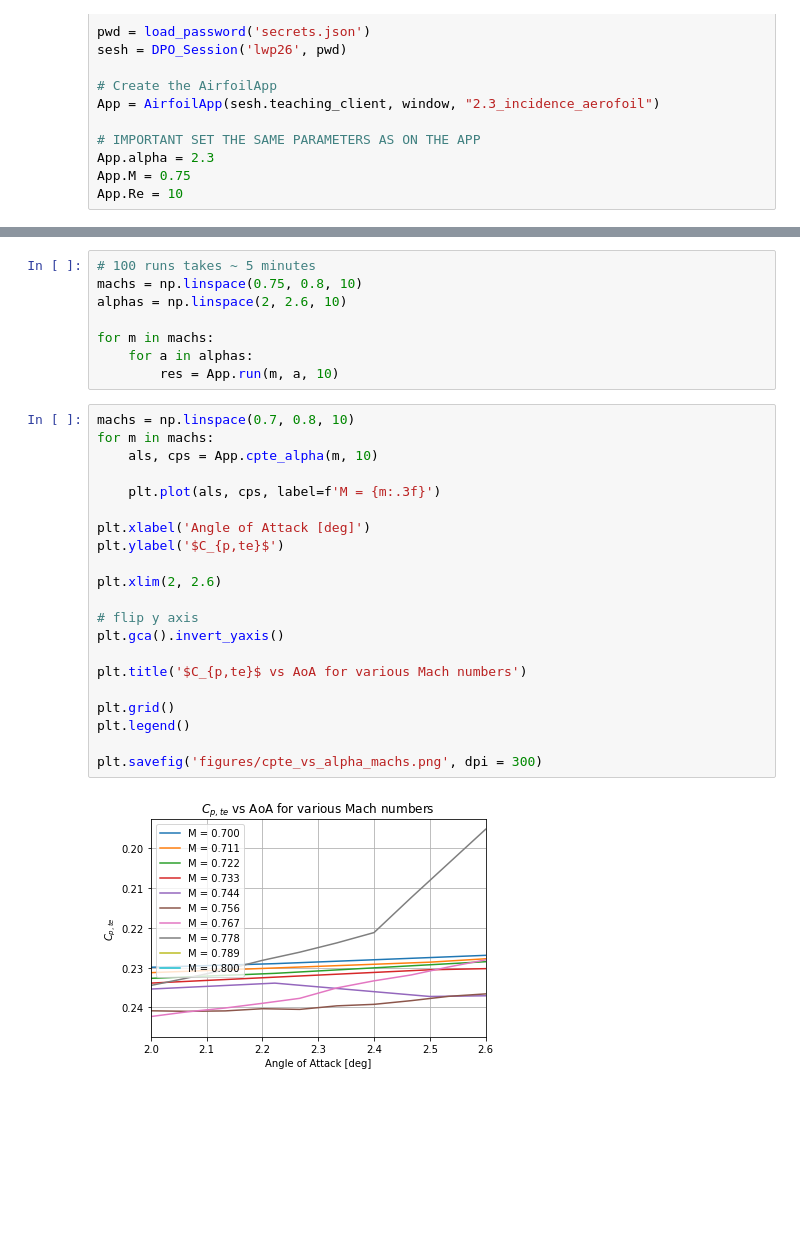
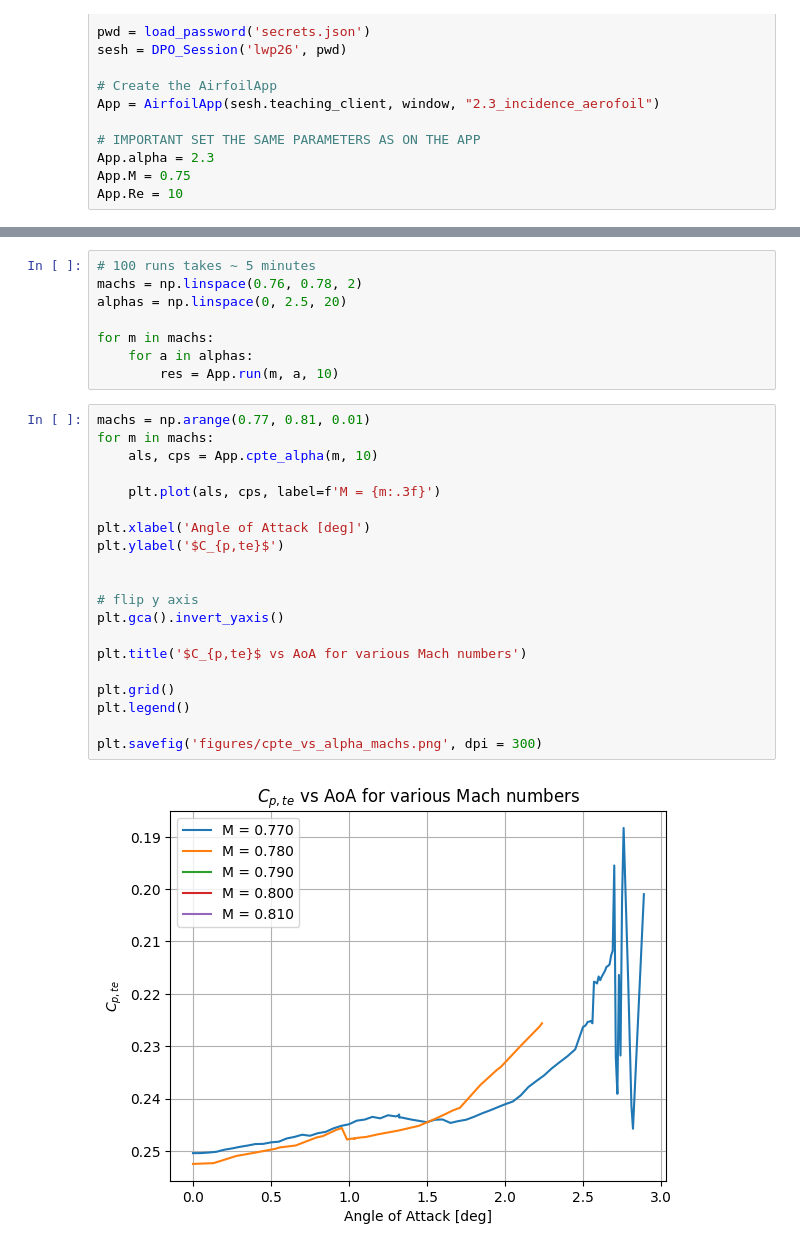
Before and after one commit to lpender3672/MEng-CW, a Jupyter notebook: IIB/4A7/transonic_wing/plot_cpte_vs_alpha.ipynb, the cells around one changed output, grey strips where cells are left out. Cells and saved outputs as stored; diff of their text form; blank space fills up the shorter version.

```diff
--- a/IIB/4A7/transonic_wing/plot_cpte_vs_alpha.ipynb
+++ b/IIB/4A7/transonic_wing/plot_cpte_vs_alpha.ipynb
@@ -109,34 +109,33 @@ PyGetWindowException: Error code from Windows: 0 - The operation completed succe
 # %%
 # 100 runs takes ~ 5 minutes
-machs = np.linspace(0.75, 0.8, 10)
-alphas = np.linspace(2, 2.6, 10)
+machs = np.linspace(0.76, 0.78, 2)
+alphas = np.linspace(0, 2.5, 20)
 
 for m in machs:
     for a in alphas:
         res = App.run(m, a, 10)
 # %%
-machs = np.linspace(0.7, 0.8, 10)
+machs = np.arange(0.77, 0.81, 0.01)
 for m in machs:
     als, cps = App.cpte_alpha(m, 10)
 
     plt.plot(als, cps, label=f'M = {m:.3f}')
 
 plt.xlabel('Angle of Attack [deg]')
 plt.ylabel('$C_{p,te}$')
 
-plt.xlim(2, 2.6)
 
 # flip y axis
 plt.gca().invert_yaxis()
 
 plt.title('$C_{p,te}$ vs AoA for various Mach numbers')
 
 plt.grid()
 plt.legend()
 
 plt.savefig('figures/cpte_vs_alpha_machs.png', dpi = 300)
 # %% [output]
-[figure, old version]
+[figure, new version]
 # %%
 alphas = np.linspace(2, 2.6, 10)
 for a in alphas[::2]:
```
Also changed, not shown: parts of 4 cells of this notebook, 12 other files.
